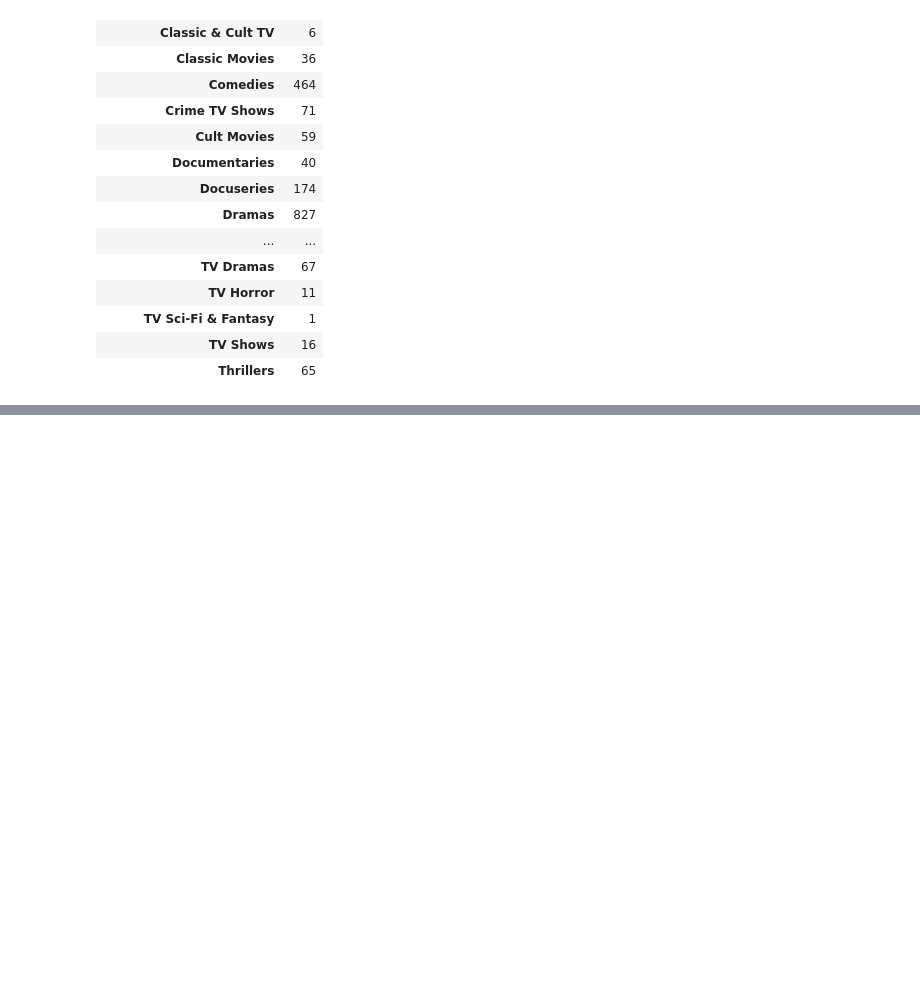
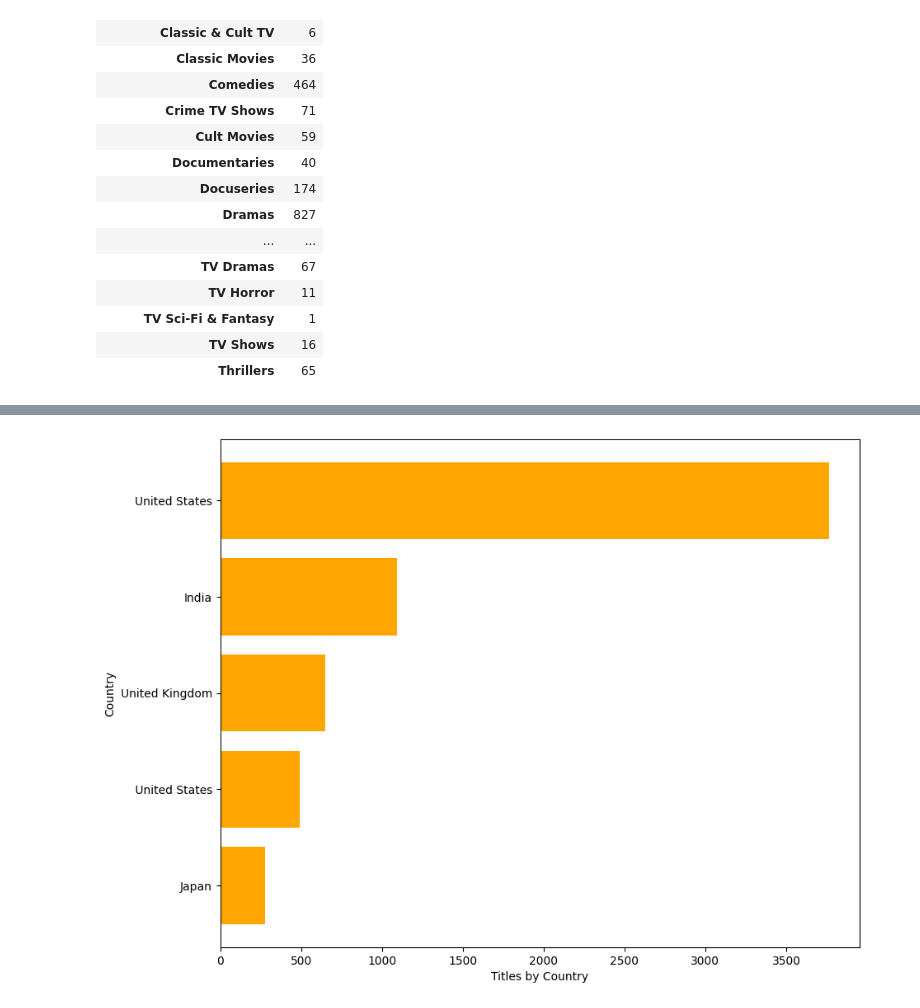
Before and after one commit to vinayakghatul/Netflix_EDA, a Jupyter notebook: DV_Netflix_Case.ipynb, the cells around one changed output, grey strips where cells are left out. Saved outputs shown, nothing was run; the diff lists cells and outputs as text; code cells hidden in the pictures; blank space fills up the shorter version.

```diff
--- a/DV_Netflix_Case.ipynb
+++ b/DV_Netflix_Case.ipynb
@@ -560,0 +567,9 @@ df[df['rating'].isnull()]
+# %%
+df_country = df_final1.groupby('country').agg({"title":"nunique"}).reset_index().sort_values(by=['title'],ascending=False)[:5]
+plt.figure(figsize=(10,8))
+plt.barh(df_country[::-1]['country'],df_country[::-1]['title'],color=['orange'])
+plt.xlabel('Titles by Country')
+plt.ylabel('Country')
+plt.show()
+# %% [output]
+[figure, added]
```
Also changed, not shown: parts of 21 cells of this notebook.
